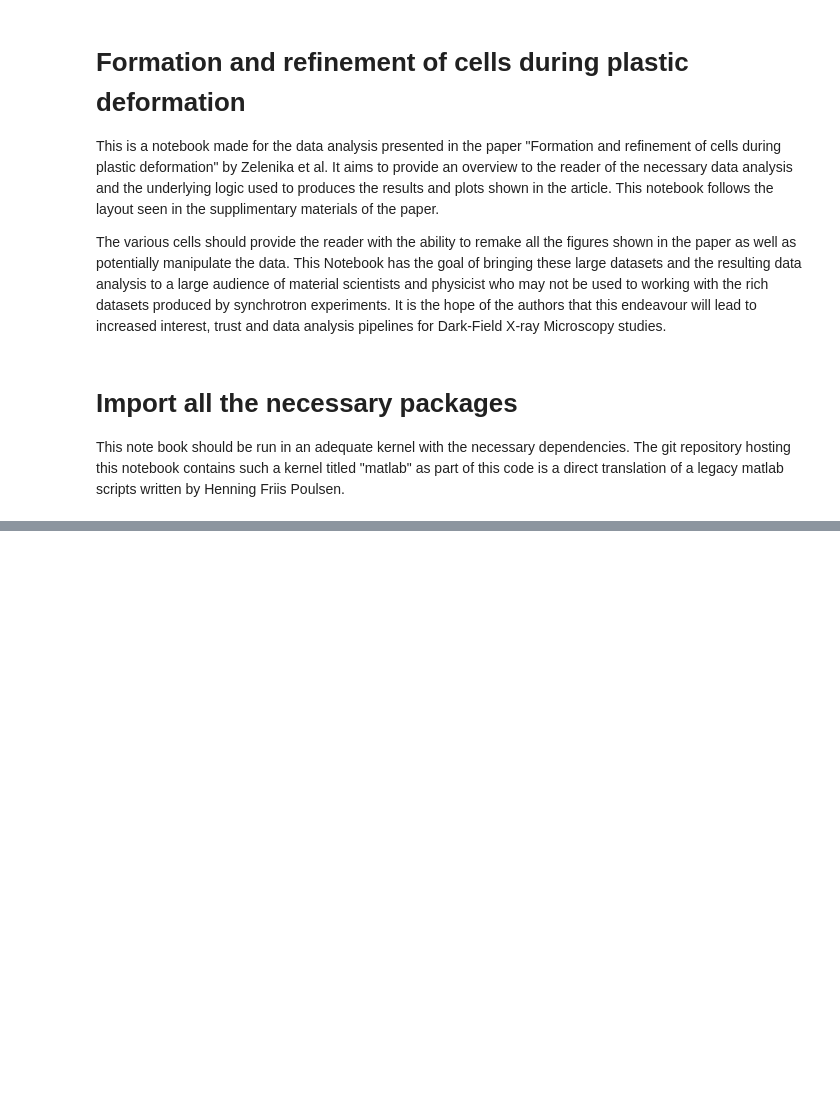
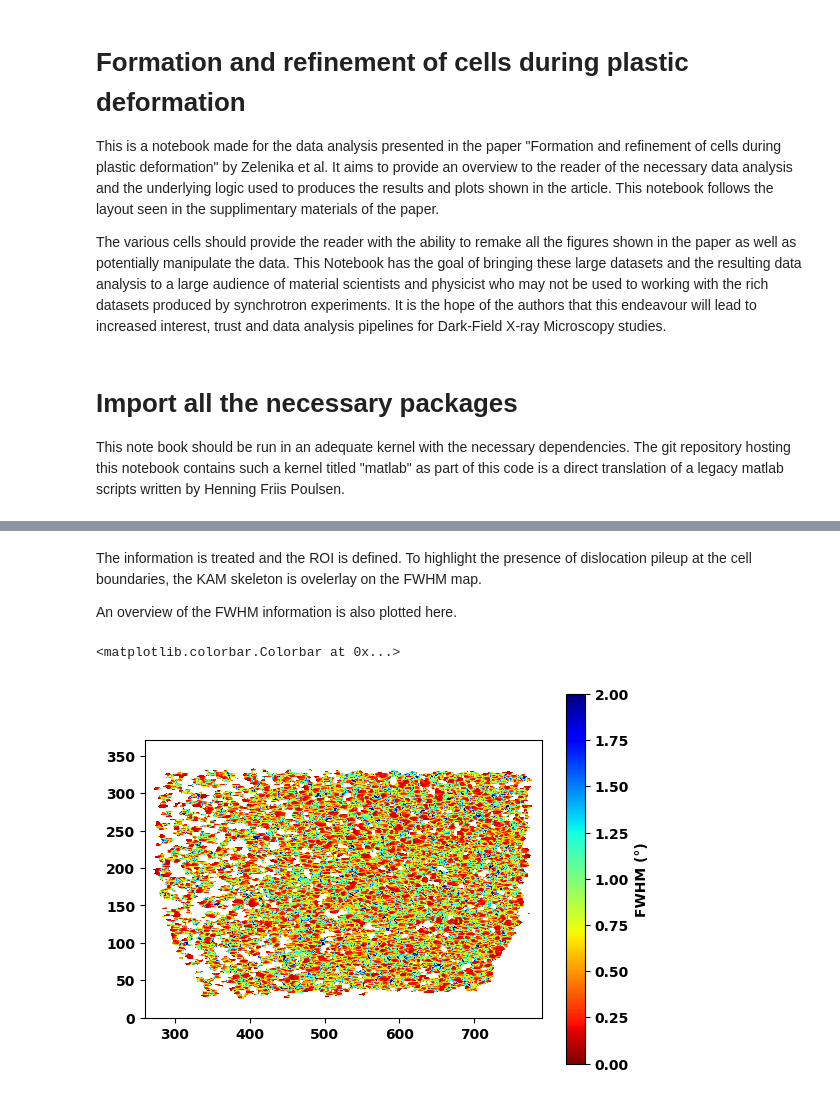
Before and after one commit to adcret/PMP, a Jupyter notebook: cell_refinement_analysis.ipynb, the cells around one changed output, grey strips where cells are left out. Saved outputs shown, nothing was run; the diff lists cells and outputs as text; code cells hidden in the pictures; blank space fills up the shorter version.

```diff
--- a/cell_refinement_analysis.ipynb
+++ b/cell_refinement_analysis.ipynb
@@ -315,0 +40,21 @@ ValueError: x and y must have same first dimension, but have shapes (6,) and (37
+# %%
+# load the COM images
+Img_chi, maximum_chi, minimum_chi, average_chi, TF_chi, row_size_chi, col_size_chi, _ = process_data(path, com_chi[7], method='COM')
+Img_phi, maximum_phi, minimum_phi, _, _, _, _, _ = process_data(path, com_phi[7], method='COM')
+
+# Define the colour grid for the mosaicity map
+test_grid = np.array((np.linspace(minimum_chi, maximum_chi, 25), np.linspace(minimum_phi, maximum_phi, 22)), dtype=object)
+o_grid = np.array((np.linspace(minimum_chi, maximum_chi, 500), np.linspace(minimum_phi, maximum_phi, 500)), dtype=object)
+colours, colour_data = inv_polefigure_colors(o_grid, test_grid)
+
+# Create the mosaicity map
+grain = find_grain(TF_chi)
+_, _, grain_mask = values_histogram(Img_chi, maximum_chi, grain)
+
+Img_chi = filter_grain(grain_mask, Img_chi, maximum_chi)
+Img_phi = filter_grain(grain_mask, Img_phi, maximum_phi)
+
+scaled_Img_chi = scale_image(Img_chi)
+scaled_Img_phi = scale_image(Img_phi)
+
+mosa, Mosa_Img = RGB_image(scaled_Img_chi, scaled_Img_phi)
@@ -315,0 +65,4 @@ ValueError: x and y must have same first dimension, but have shapes (6,) and (37
+# %%
+KAM = calculate_KAM(col_size_chi, row_size_chi, grain_mask, Img_chi, Img_phi, 2)
+
+KAM_mask, skel_KAM = KAM_refine(KAM, grain_mask)
@@ -315,0 +168,26 @@ ValueError: x and y must have same first dimension, but have shapes (6,) and (37
+# %%
+#Load the FWHM data
+
+FWHM_chi, maximum_chi, minimum_chi, _, _, _, _, _ = process_data(path, fwhm_chi[7], method='FWHM', grain_mask=grain_mask)
+FWHM_phi, maximum_phi, minimum_phi, _, _, _, _, _ = process_data(path, fwhm_phi[7], method='FWHM', grain_mask=grain_mask)
+
+# Combine the Phi and Chi contributions to the FWHM
+#FWHM_img = np.sqrt(FWHM_chi**2 + FWHM_phi**2)
+FWHM_img = FWHM_chi + FWHM_phi
+FWHM_img[FWHM_img > 4] = 4
+# %% [markdown]
+The information is treated and the ROI is defined. To highlight the presence of dislocation pileup at the cell boundaries, the KAM skeleton is ovelerlay on the FWHM map.
+
+An overview of the FWHM information is also plotted here.
+# %%
+FWHM_img = np.where(skel_KAM, 2.5, FWHM_img)
+FWHM_img = FWHM_img[top:bottom, left:right]
+
+
+zoomed_region_fwhm = FWHM_img[roi_start_y:roi_end_y, roi_start_x:roi_end_x]
+
+plt.imshow(FWHM_img, cmap='jet_r', extent=[x_min_new, x_max_new, 0, pixel_y * col_size_chi], vmin=0, vmax=2)
+plt.colorbar(label='FWHM (°)')
+# %% [output]
+<matplotlib.colorbar.Colorbar at 0x...>
+[figure, added]
```
Also changed, not shown: parts of 22 cells of this notebook, 11 other files.
